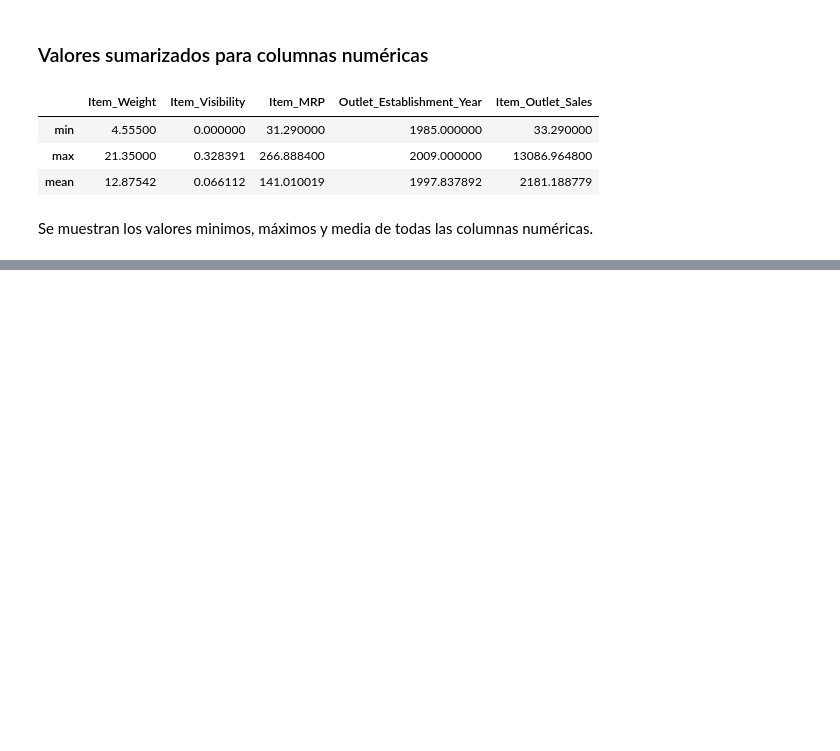
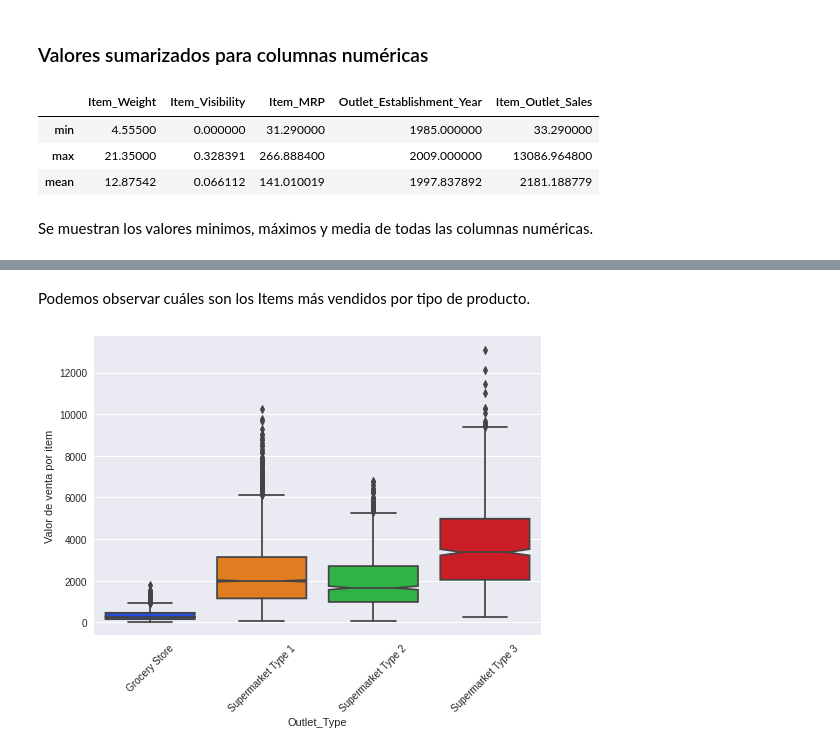
Before and after one commit to carlosegn/proyecciones-ventas-alimenticias, a Jupyter notebook: Proyeccion_ventas_alimenticias.ipynb, the cells around one changed output, grey strips where cells are left out. Drawn from its saved outputs; the diff is of its cells as text; code cells hidden in the pictures; blank space fills up the shorter version.

```diff
--- a/Proyeccion_ventas_alimenticias.ipynb
+++ b/Proyeccion_ventas_alimenticias.ipynb
@@ -416,0 +496,11 @@ Se muestran los valores minimos, máximos y media de todas las columnas numéric
+# %% [markdown]
+Podemos observar cuáles son los Items más vendidos por tipo de producto.
+# %%
+# Estadisticas de ventas por tipo de tienda
+sns.boxplot(x='Outlet_Type', y='Item_Outlet_Sales', data=df_final, notch=True)
+plt.xticks(rotation=45)
+plt.xticks([0, 1, 2, 3], ['Grocery Store', 'Supermarket Type 1', 'Supermarket Type 2', 'Supermarket Type 3'])
+plt.ylabel('Valor de venta por item')
+plt.show()
+# %% [output]
+[figure, added]
```
Also changed, not shown: parts of 19 cells of this notebook.
